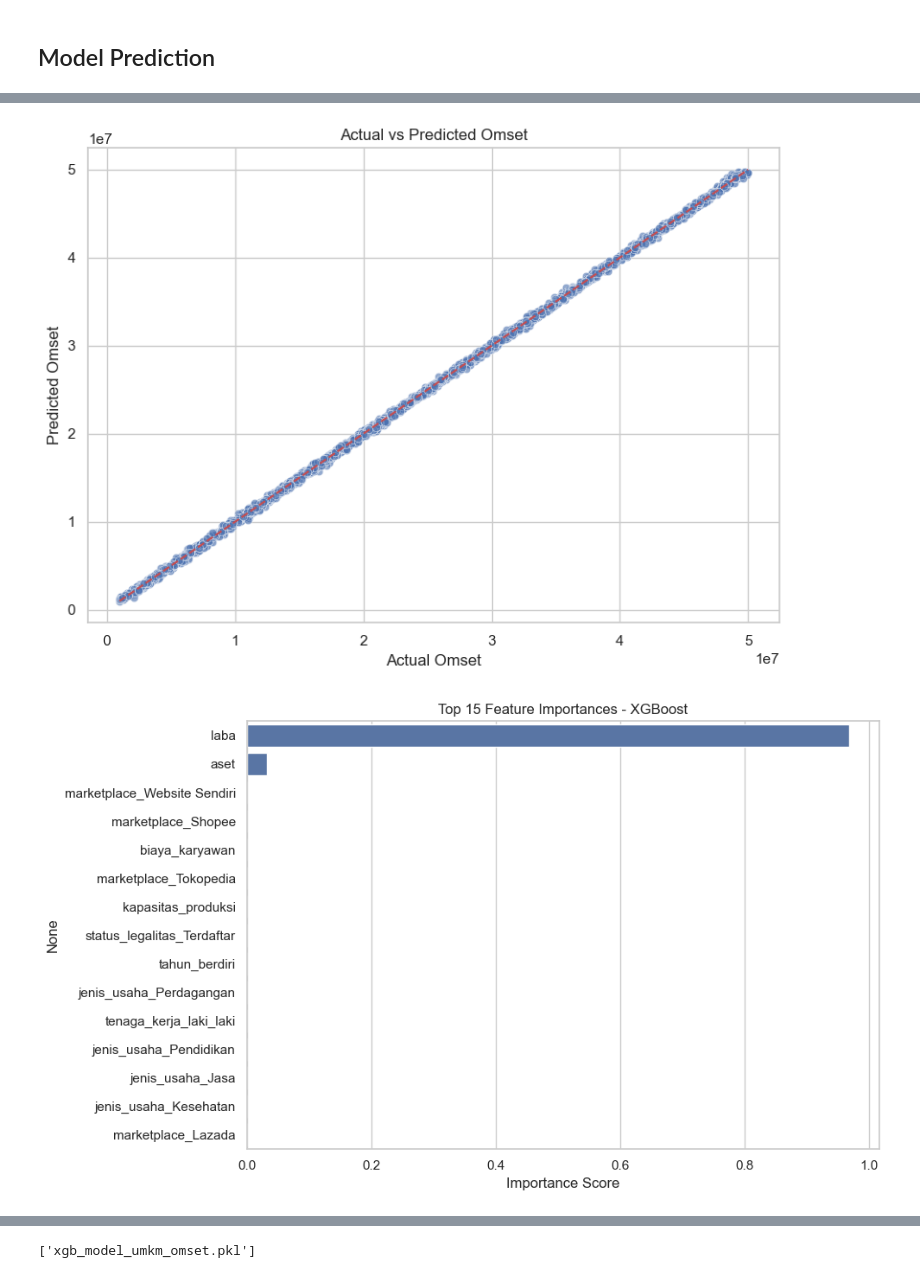
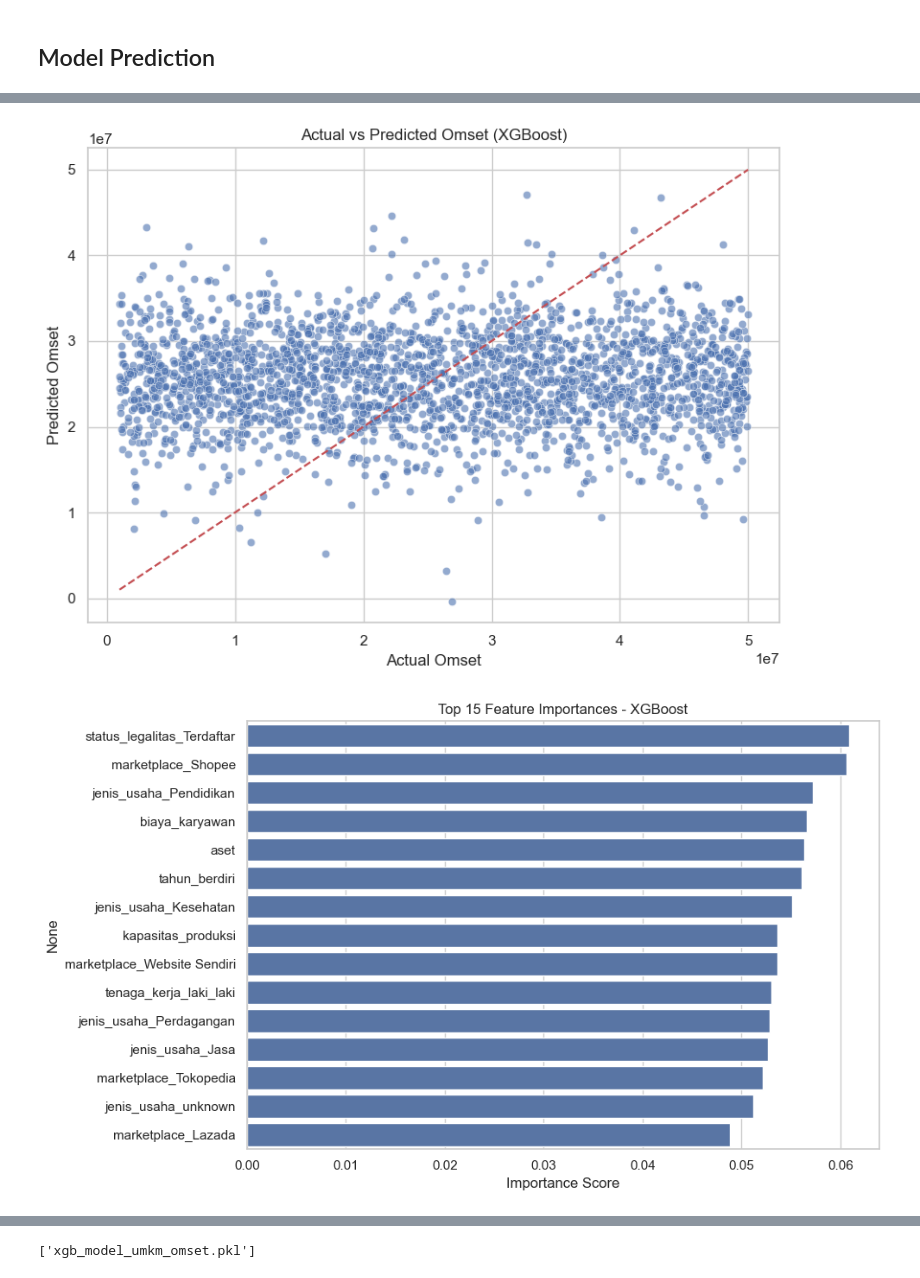
Before and after one commit to ProfDARA/dukunisasi_umkm, a Jupyter notebook: dukunisasiUMKM.ipynb, the cells around one changed output, grey strips where cells are left out. Saved outputs shown, nothing was run; the diff lists cells and outputs as text; code cells hidden in the pictures.

Commit message:
lagi bosan, penasaran analisa data UMKM bisnis yang enak apa

```diff
--- a/dukunisasiUMKM.ipynb
+++ b/dukunisasiUMKM.ipynb
@@ -384,8 +380,11 @@ Secara umum, distribusi data sudah cukup baik untuk analisis lebih lanjut, namun
 # skewness adalah kondisi di mana distribusi data tidak simetris, sehingga dapat mempengaruhi performa model
 # Transformasi logaritmik membantu mengurangi skewness dan membuat distribusi lebih normal
 
-for col in ['aset', 'omset', 'laba', 'biaya_karyawan', 'jumlah_pelanggan']:
+for col in ['aset', 'omset', 'biaya_karyawan', 'jumlah_pelanggan']:
     df[col] = df[col].apply(lambda x: np.log1p(x) if x > 0 else 0)
+# %%
+# drop kolom laba karena hampir sama dengan omset
+df = df.drop(columns=['laba'])
 # %%
 sns.histplot(df['omset'], kde=True)
 plt.title("Distribusi Omset Sebelum Transformasi")
@@ -437,7 +436,9 @@ for col in ['aset', 'omset']:
 import seaborn as sns
 import matplotlib.pyplot as plt
 
-for col in num_cols:
+valid_cols = [col for col in num_cols if col in df.columns]
+
+for col in valid_cols:
     plt.figure(figsize=(6, 4))
     sns.boxplot(x=df[col])
     plt.title(f"Boxplot: {col}")
@@ -465,12 +468,12 @@ sns.set(style="whitegrid")
 plt.rcParams['figure.figsize'] = (10, 6)
 
 # Load data
-df = pd.read_csv("dataset/dataset_usaha.csv")
+df = pd.read_csv("dataset/dataset_usaha_cleaned.csv")
 
 # Preprocessing
 cols_to_numeric = [
     'tenaga_kerja_perempuan', 'tenaga_kerja_laki_laki', 'aset',
-    'omset', 'kapasitas_produksi', 'laba', 'biaya_karyawan', 'jumlah_pelanggan'
+    'omset', 'kapasitas_produksi', 'biaya_karyawan', 'jumlah_pelanggan'
 ]
 for col in cols_to_numeric:
     df[col] = pd.to_numeric(df[col], errors='coerce')
@@ -532,62 +534,39 @@ plt.show()
 # %% [markdown]
 ## Model Prediction
 # %%
-import pandas as pd
-import numpy as np
-import matplotlib.pyplot as plt
-import seaborn as sns
-from sklearn.model_selection import train_test_split
-from sklearn.preprocessing import StandardScaler
-from sklearn.metrics import mean_absolute_error, mean_squared_error, r2_score
-from xgboost import XGBRegressor
-
-# Load Dataset
-df = pd.read_csv('dataset/dataset_usaha.csv')
-
-# --- Step 1: Drop kolom tidak relevan untuk prediksi ---
-drop_cols = ['id_umkm', 'nama_usaha']
-df = df.drop(columns=drop_cols)
-
-# --- Step 2: Pastikan target 'omset' tidak NaN dan numerik ---
-df['omset'] = pd.to_numeric(df['omset'], errors='coerce')
-df = df.dropna(subset=['omset'])
-
-# --- Step 3: Definisikan kolom kategorikal dan numerikal ---
-categorical_cols = ['jenis_usaha', 'marketplace', 'status_legalitas']
+# Hapus 'laba' dari numerical_cols dan X
 numerical_cols = [
     'tenaga_kerja_perempuan', 'tenaga_kerja_laki_laki', 'aset',
-    'kapasitas_produksi', 'tahun_berdiri', 'laba', 'biaya_karyawan',
+    'kapasitas_produksi', 'tahun_berdiri', 'biaya_karyawan',
     'jumlah_pelanggan'
 ]
 
-# Pastikan kolom numerik memang numerik
-for col in numerical_cols:
-    df[col] = pd.to_numeric(df[col], errors='coerce')
+# Drop kolom 'laba' dari dataframe
+if 'laba' in df.columns:
+    df = df.drop(columns=['laba'])
 
-# --- Step 4: Drop baris dengan NaN pada fitur numerik ---
-df = df.dropna(subset=numerical_cols)
-
-# --- Step 5: One-Hot Encoding untuk kategorikal ---
+# Lanjutkan proses seperti sebelumnya
+# One-Hot Encoding untuk kategorikal
 df_encoded = pd.get_dummies(df, columns=categorical_cols, drop_first=True)
 
-# --- Step 6: Scaling numerikal ---
+# Scaling numerikal
 scaler = StandardScaler()
 df_encoded[numerical_cols] = scaler.fit_transform(df_encoded[numerical_cols])
 
-# --- Step 7: Split Feature & Target ---
+# Split Feature & Target
 X = df_encoded.drop(columns='omset')
 y = df_encoded['omset']
 
-# --- Step 8: Train-Test Split ---
+# Train-Test Split
 X_train, X_test, y_train, y_test = train_test_split(
     X, y, test_size=0.2, random_state=42
 )
 
-# --- Step 9: Train Model ---
+# Train Model
 xgb = XGBRegressor(random_state=42)
 xgb.fit(X_train, y_train)
 
-# --- Step 10: Predict & Evaluate ---
+# Predict & Evaluate
 y_pred = xgb.predict(X_test)
 
 mae = mean_absolute_error(y_test, y_pred)
@@ -598,23 +577,19 @@ print(f"MAE  : {mae:,.2f}")
 print(f"RMSE : {rmse:,.2f}")
 print(f"R²   : {r2:.2f}")
 
-# --- Step 11: Plot Actual vs Predicted ---
+# Plot Actual vs Predicted
 plt.figure(figsize=(8, 6))
 sns.scatterplot(x=y_test, y=y_pred, alpha=0.6)
 plt.plot([y_test.min(), y_test.max()], [y_test.min(), y_test.max()], 'r--')
 plt.xlabel('Actual Omset')
 plt.ylabel('Predicted Omset')
-plt.title('Actual vs Predicted Omset')
+plt.title('Actual vs Predicted Omset (XGBoost)')
 plt.tight_layout()
 plt.show()
 
-# --- Step 12: Feature Importance ---
-importances = xgb.feature_importances_
-features = X.columns
-sorted_idx = np.argsort(importances)[::-1]
-
+# Feature Importance
 plt.figure(figsize=(10, 6))
-sns.barplot(x=importances[sorted_idx][:15], y=features[sorted_idx][:15])
+sns.barplot(x=importances[sorted_idx][:15], y=X.columns[sorted_idx][:15])
 plt.title("Top 15 Feature Importances - XGBoost")
 plt.xlabel("Importance Score")
 plt.tight_layout()
@@ -626,5 +601,5 @@ R²   : 1.00
-[figure, old version]
+[figure, new version]
-[figure, old version]
+[figure, new version]
 # %%
 import matplotlib.pyplot as plt
 import seaborn as sns
```
Also changed, not shown: parts of 17 cells of this notebook, 2 other files.
